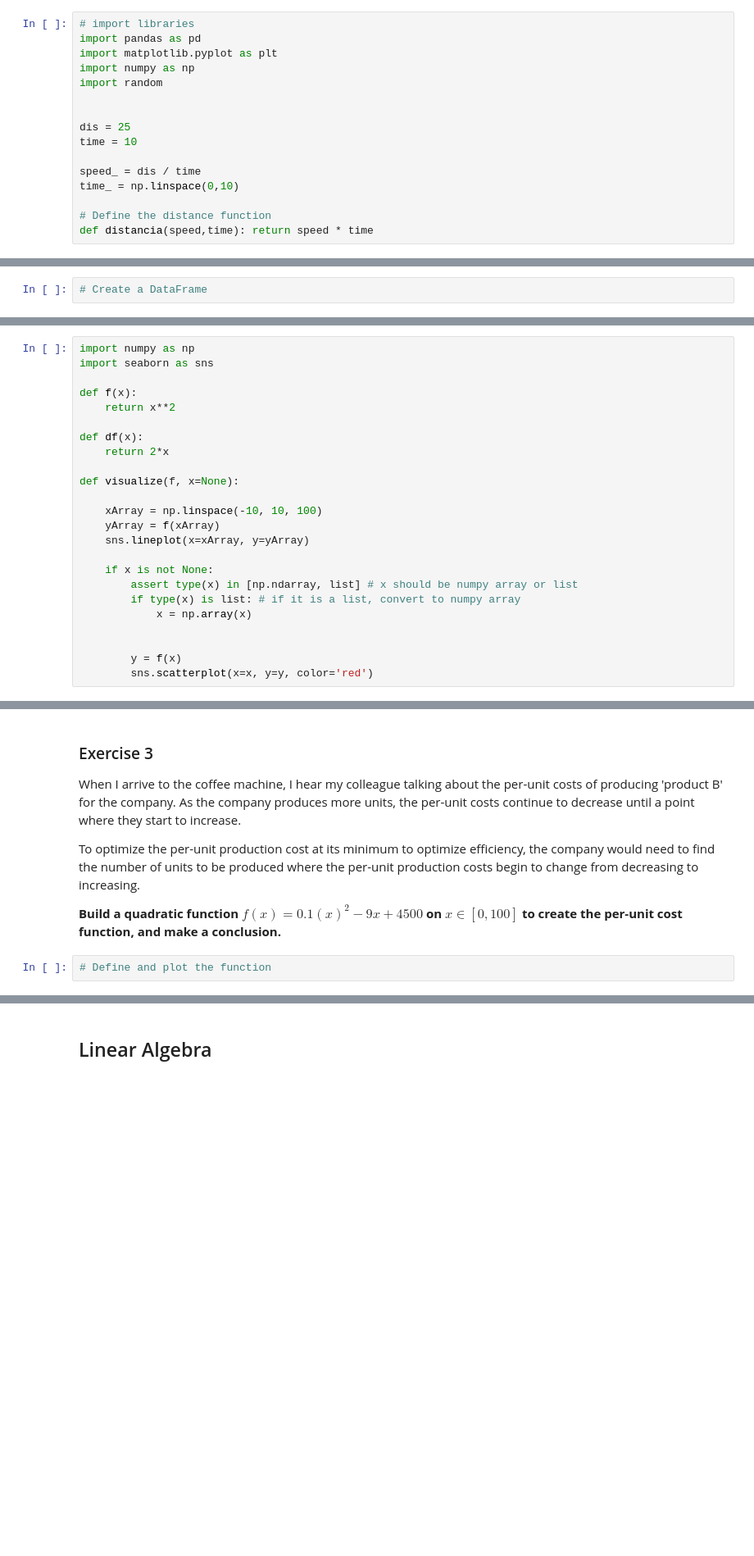
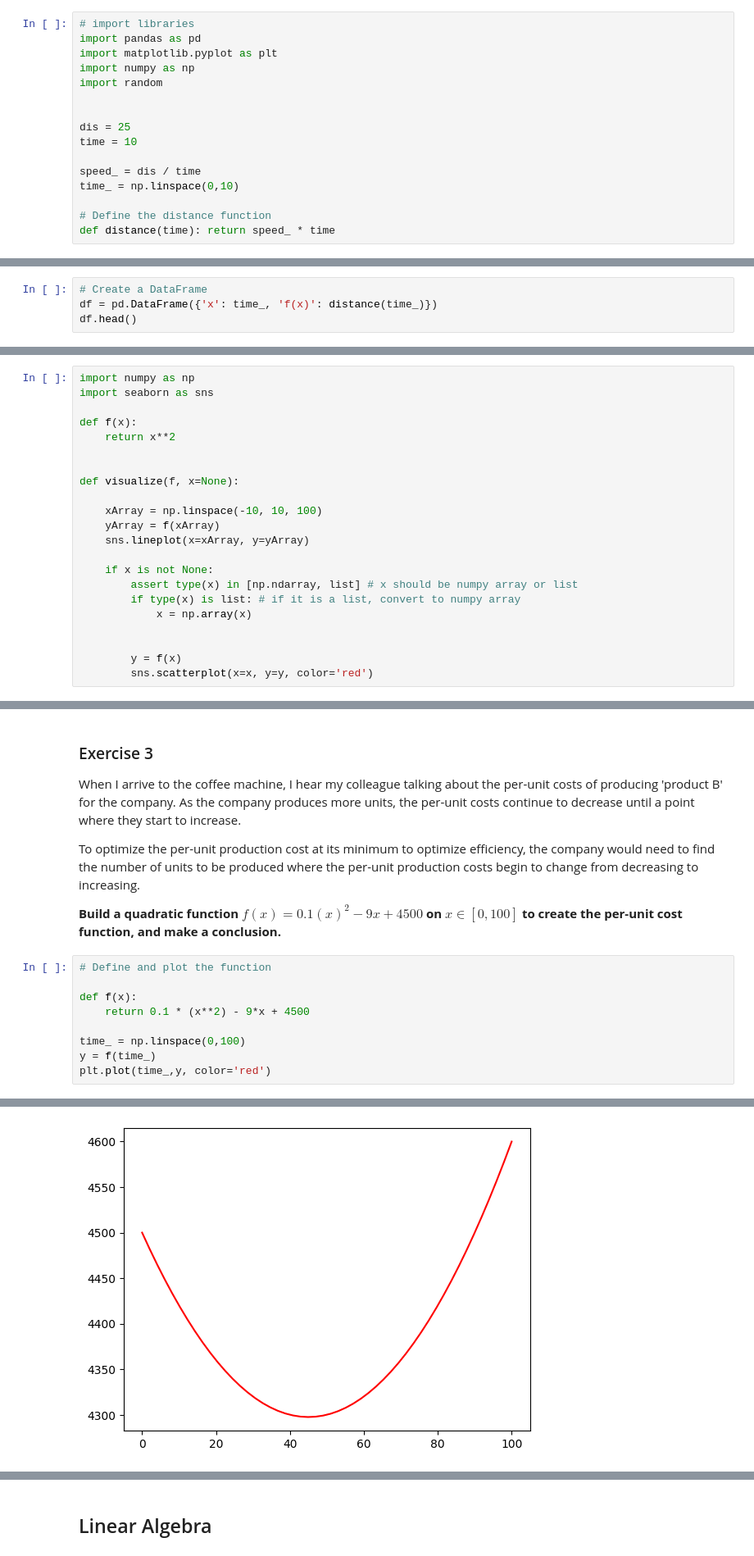
Before and after one commit to sebastianguer/calculus-and-algebra-problems-with-python, a Jupyter notebook: notebook/problems.ipynb, the cells around one changed output, grey strips where cells are left out. Shown at 82% size. Cells and saved outputs as stored; diff of their text form; blank space fills up the shorter version.

```diff
--- a/notebook/problems.ipynb
+++ b/notebook/problems.ipynb
@@ -36,4 +36,4 @@ speed_ = dis / time
 time_ = np.linspace(0,10)
 
 # Define the distance function
-def distancia(speed,time): return speed * time
+def distance(time): return speed_ * time
@@ -51,3 +48,5 @@ plt.plot(x_axis, y_axis)
 [figure]
 # %%
 # Create a DataFrame
+df = pd.DataFrame({'x': time_, 'f(x)': distance(time_)})
+df.head()
@@ -141,8 +178,6 @@ import seaborn as sns
 def f(x):
     return x**2
 
-def df(x):
-    return 2*x
 
 def visualize(f, x=None):
 
@@ -245,3 +280,11 @@ To optimize the per-unit production cost at its minimum to optimize efficiency,
 **Build a quadratic function $f(x)=0.1(x)^2−9x +4500$ on $x∈[0,100]$ to create the per-unit cost function, and make a conclusion.**
 # %%
 # Define and plot the function
+
+def f(x):
+    return 0.1 * (x**2) - 9*x + 4500
+
+time_ = np.linspace(0,100)
+y = f(time_)
+plt.plot(time_,y, color='red')
+# %% [output]
@@ -248,3 +292,4 @@ To optimize the per-unit production cost at its minimum to optimize efficiency,
+[figure, added]
 # %% [markdown]
 We saw with Gradient Descent how the red dot navigates in an environment it does not know about. It only knows the coordinates of where it is and its gradient. The red dot could find the minimum point by using only this knowledge and the gradient descent algorithm.
 
```
Also changed, not shown: parts of 16 cells of this notebook.
